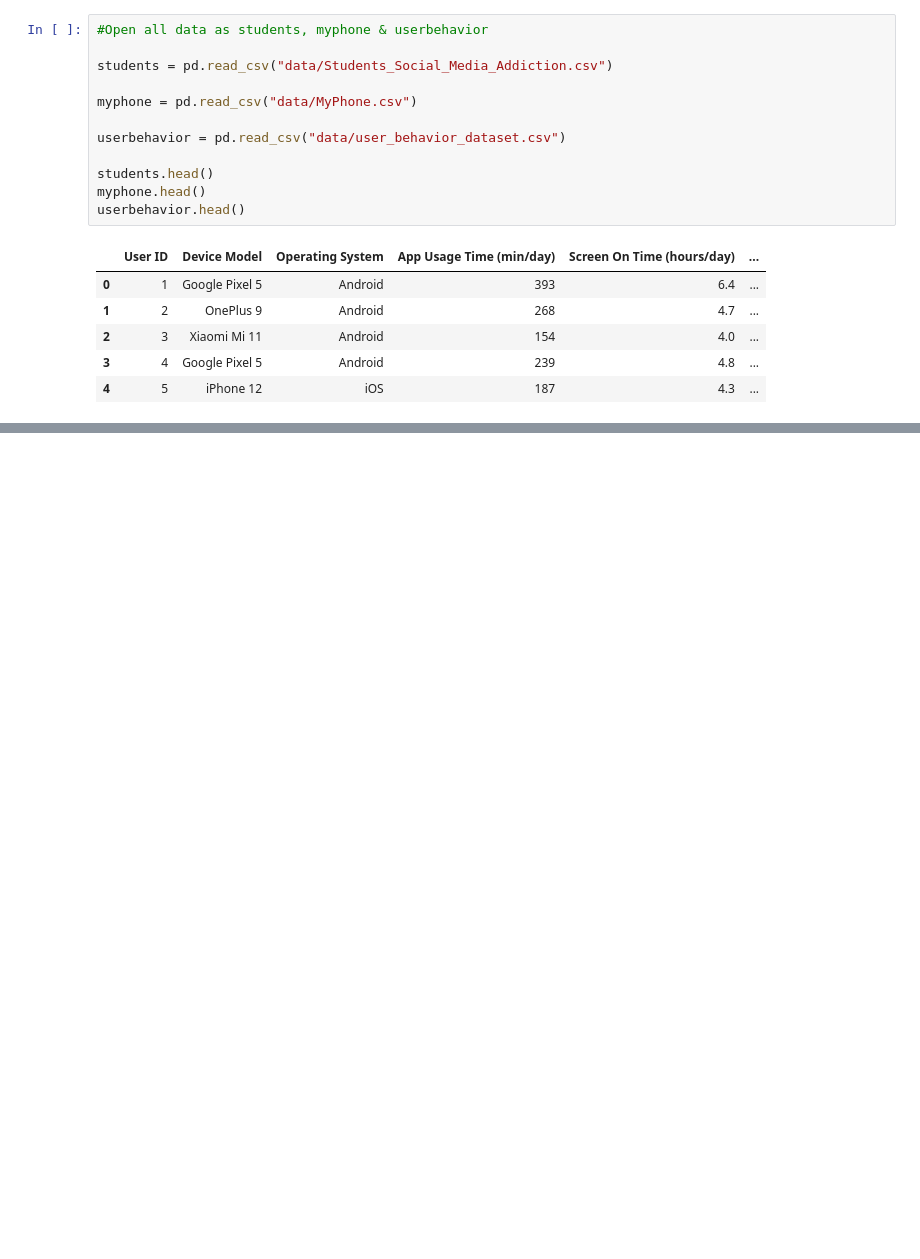
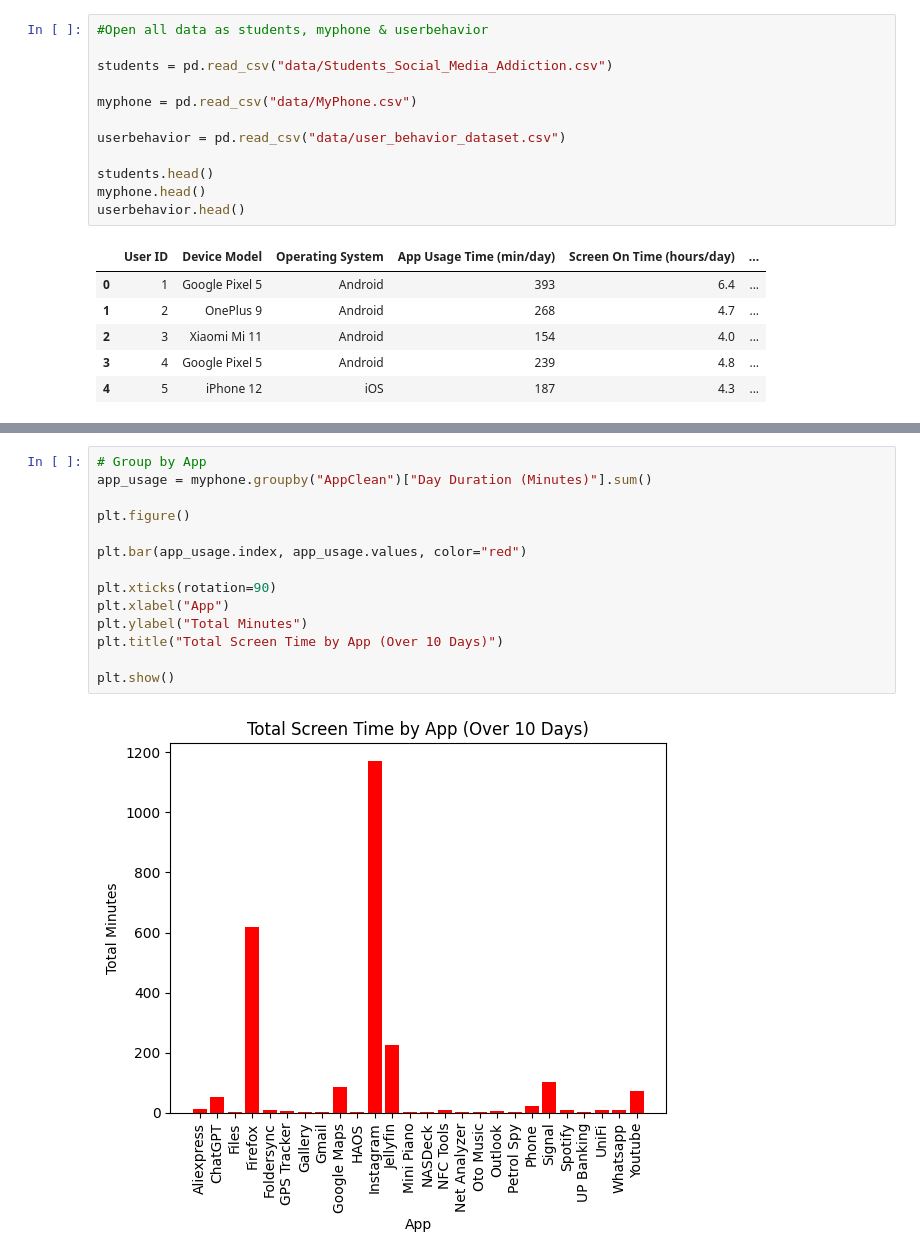
Before and after one commit to DefeatedWarrior/DataSci-Assignment-1, a Jupyter notebook: JupiterNotebook.ipynb, the cells around one changed output, grey strips where cells are left out. Drawn from its saved outputs; the diff is of its cells as text; blank space fills up the shorter version.

```diff
--- a/JupiterNotebook.ipynb
+++ b/JupiterNotebook.ipynb
@@ -46,0 +64,16 @@ userbehavior.head()
+# %%
+# Group by App
+app_usage = myphone.groupby("AppClean")["Day Duration (Minutes)"].sum()
+
+plt.figure()
+
+plt.bar(app_usage.index, app_usage.values, color="red")
+
+plt.xticks(rotation=90)
+plt.xlabel("App")
+plt.ylabel("Total Minutes")
+plt.title("Total Screen Time by App (Over 10 Days)")
+
+plt.show()
+# %% [output]
+[figure, added]
```
Also changed, not shown: parts of 5 cells of this notebook.
